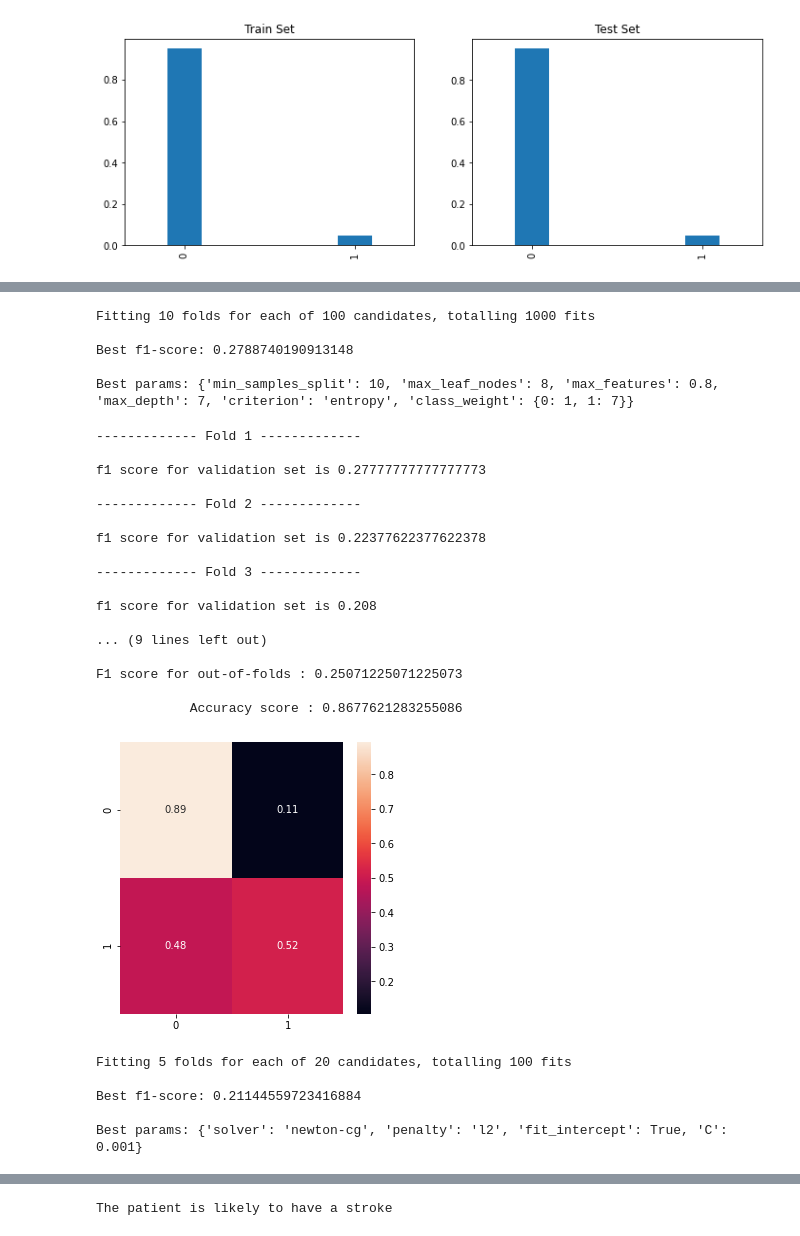
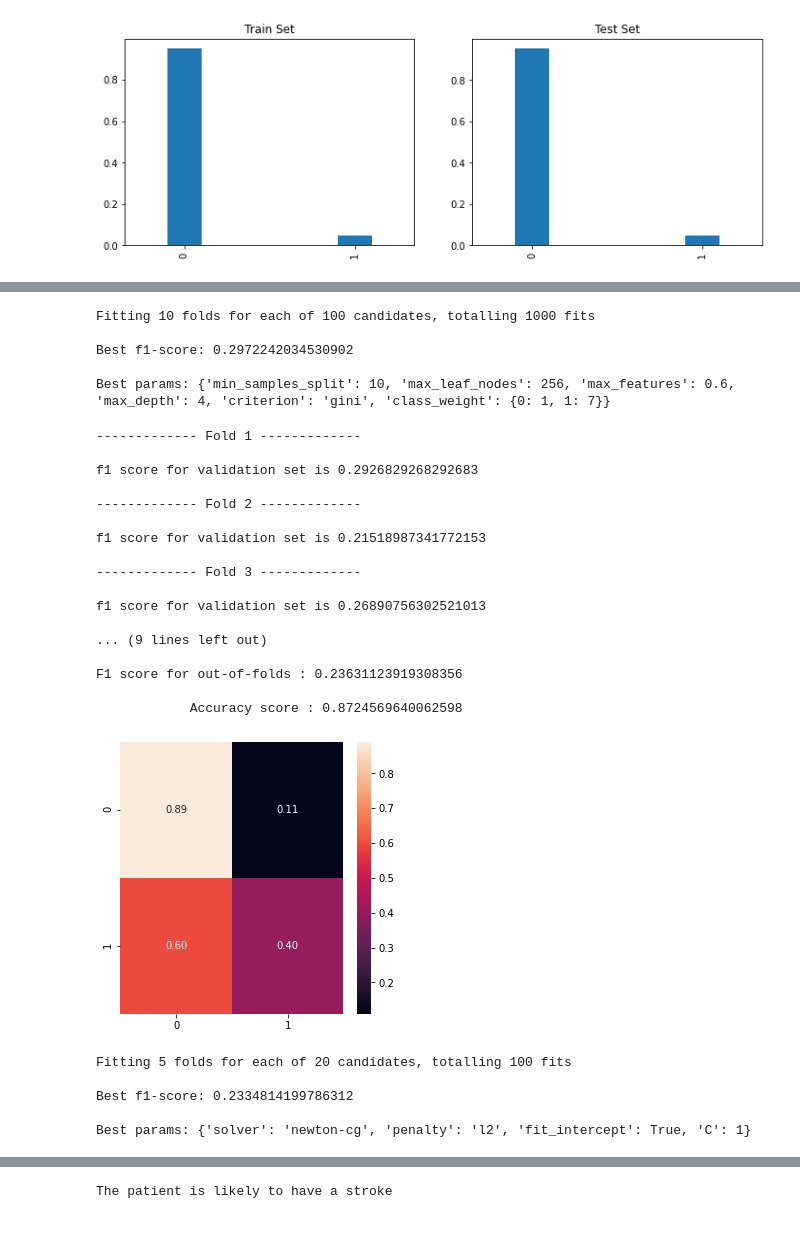
Before and after one commit to ledavid993/stroke_prediction_2, a Jupyter notebook: training/stroke-prediction.ipynb, the cells around one changed output, grey strips where cells are left out. Saved outputs shown, nothing was run; the diff lists cells and outputs as text; code cells hidden in the pictures.

```diff
--- a/training/stroke-prediction.ipynb
+++ b/training/stroke-prediction.ipynb
@@ -213,10 +213,11 @@ params = {
                      {0: 1, 1: 7}, {0: 1, 1: 8}]
 }
 
-classifier = RandomizedSearchCV(DecisionTreeClassifier(),
+classifier = RandomizedSearchCV(DecisionTreeClassifier(random_state=3),
                          params,
                          scoring='f1',
                          verbose=1,
+                         random_state=3,
                          cv=10,
                          n_iter=100)
 
@@ -227,9 +228,9 @@ print("\nBest params:",search.best_params_)
 # %% [output]
 Fitting 10 folds for each of 100 candidates, totalling 1000 fits
 
-Best f1-score: 0.2788740190913148
+Best f1-score: 0.2972242034530902
 
-Best params: {'min_samples_split': 10, 'max_leaf_nodes': 8, 'max_features': 0.8, 'max_depth': 7, 'criterion': 'entropy', 'class_weight': {0: 1, 1: 7}}
+Best params: {'min_samples_split': 10, 'max_leaf_nodes': 256, 'max_features': 0.6, 'max_depth': 4, 'criterion': 'gini', 'class_weight': {0: 1, 1: 7}}
 # %%
 classifier = DecisionTreeClassifier(**search.best_params_)
 # %%
@@ -265,34 +266,34 @@ oofs = run_kfold(classifier, X_train, y_train, N_SPLITS=5)
 # %% [output]
 ------------- Fold 1 -------------
 
-f1 score for validation set is 0.27777777777777773
+f1 score for validation set is 0.2926829268292683
 
 ------------- Fold 2 -------------
 
-f1 score for validation set is 0.22377622377622378
+f1 score for validation set is 0.21518987341772153
 
 ------------- Fold 3 -------------
 
-f1 score for validation set is 0.208
+f1 score for validation set is 0.26890756302521013
 
 ... (9 lines left out)
 
-F1 score for out-of-folds : 0.25071225071225073
+F1 score for out-of-folds : 0.23631123919308356
 
-            Accuracy score : 0.8677621283255086
+            Accuracy score : 0.8724569640062598
 # %%
-classifier = DecisionTreeClassifier(**search.best_params_)
+classifier = DecisionTreeClassifier(random_state=3, **search.best_params_)
 
 classifier.fit(X_train, y_train)
 
 preds_test = classifier.predict_proba(X_test)[:, 1]
 
 cm = confusion_matrix(y_test,preds_test.round(),normalize='true')
 plt.figure(figsize=(5,5))
 sns.heatmap(cm, annot=True,fmt='.2f')
 plt.show()
 # %% [output]
-[figure, old version]
+[figure, new version]
 # %%
 params = {
     'penalty': ['l1', 'l2','elasticnet'],
@@ -301,12 +302,12 @@ params = {
     'solver' : ['newton-cg', 'lbfgs', 'liblinear', 'sag', 'saga']
 }
 
-classifier = RandomizedSearchCV(LogisticRegression(random_state=1,
+classifier = RandomizedSearchCV(LogisticRegression(random_state=3,
                                             class_weight='balanced'),
                          params,
                          scoring='f1',
                          verbose=1,
-                         random_state=1,
+                         random_state=3,
                          cv=5,
                          n_iter=20)
 
@@ -317,9 +318,9 @@ print("\nBest params:",search.best_params_)
 # %% [output]
 Fitting 5 folds for each of 20 candidates, totalling 100 fits
 
-Best f1-score: 0.21144559723416884
+Best f1-score: 0.2334814199786312
 
-Best params: {'solver': 'newton-cg', 'penalty': 'l2', 'fit_intercept': True, 'C': 0.001}
+Best params: {'solver': 'newton-cg', 'penalty': 'l2', 'fit_intercept': True, 'C': 1}
 # %%
 classifier = LogisticRegression(class_weight='balanced',
                          **search.best_params_)
```
Also changed, not shown: parts of 10 cells of this notebook, 7 other files.
